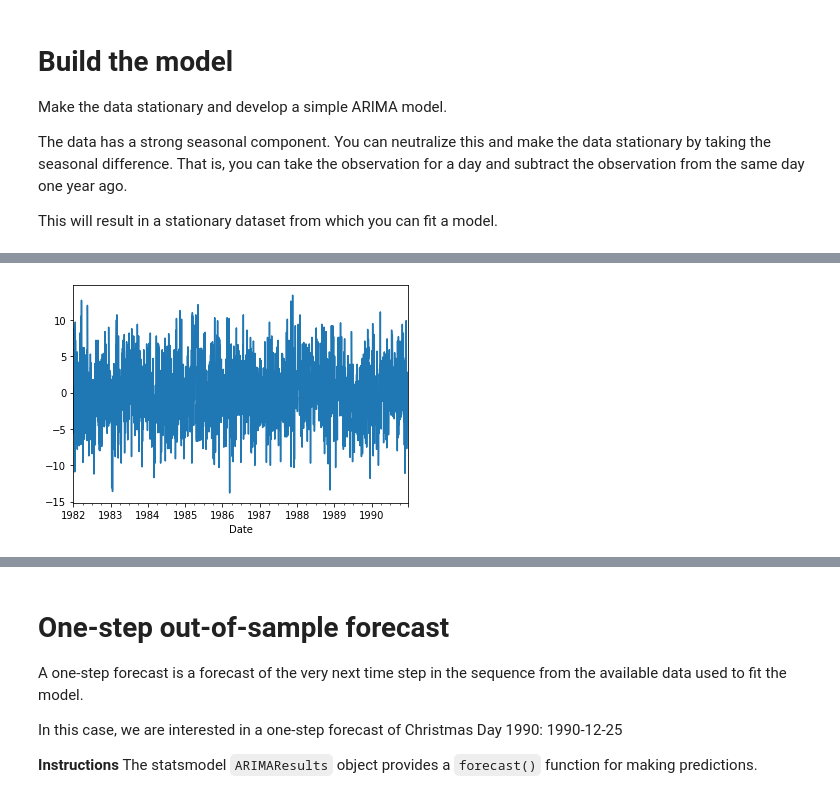
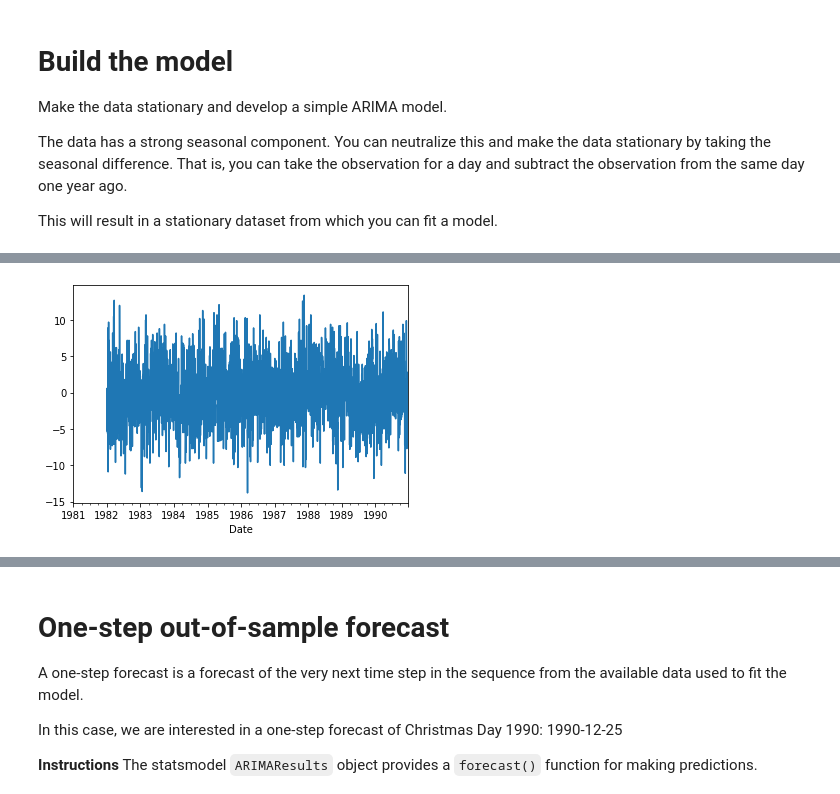
Before and after one commit to peto-ivanov/gda, a Jupyter notebook: quests/TSA-quest_ARIMA.ipynb, the cells around one changed output, grey strips where cells are left out. Saved outputs shown, nothing was run; the diff lists cells and outputs as text; code cells hidden in the pictures.

```diff
--- a/quests/TSA-quest_ARIMA.ipynb
+++ b/quests/TSA-quest_ARIMA.ipynb
@@ -80,9 +81,9 @@ The summary of the fit model should look like this:
 ![ARIMA.png](embedded-picture-1)
 # %%
 # Differentiate by subtracting value from last year + trim NaNs
-train_series_diffd = train_series.diff(365).dropna()
+train_series_diffd = train_series.diff(365)
 
 train_series_diffd.plot()
 plt.show()
 # %% [output]
-[figure, old version]
+[figure, new version]
```
Also changed, not shown: parts of 24 cells of this notebook.
